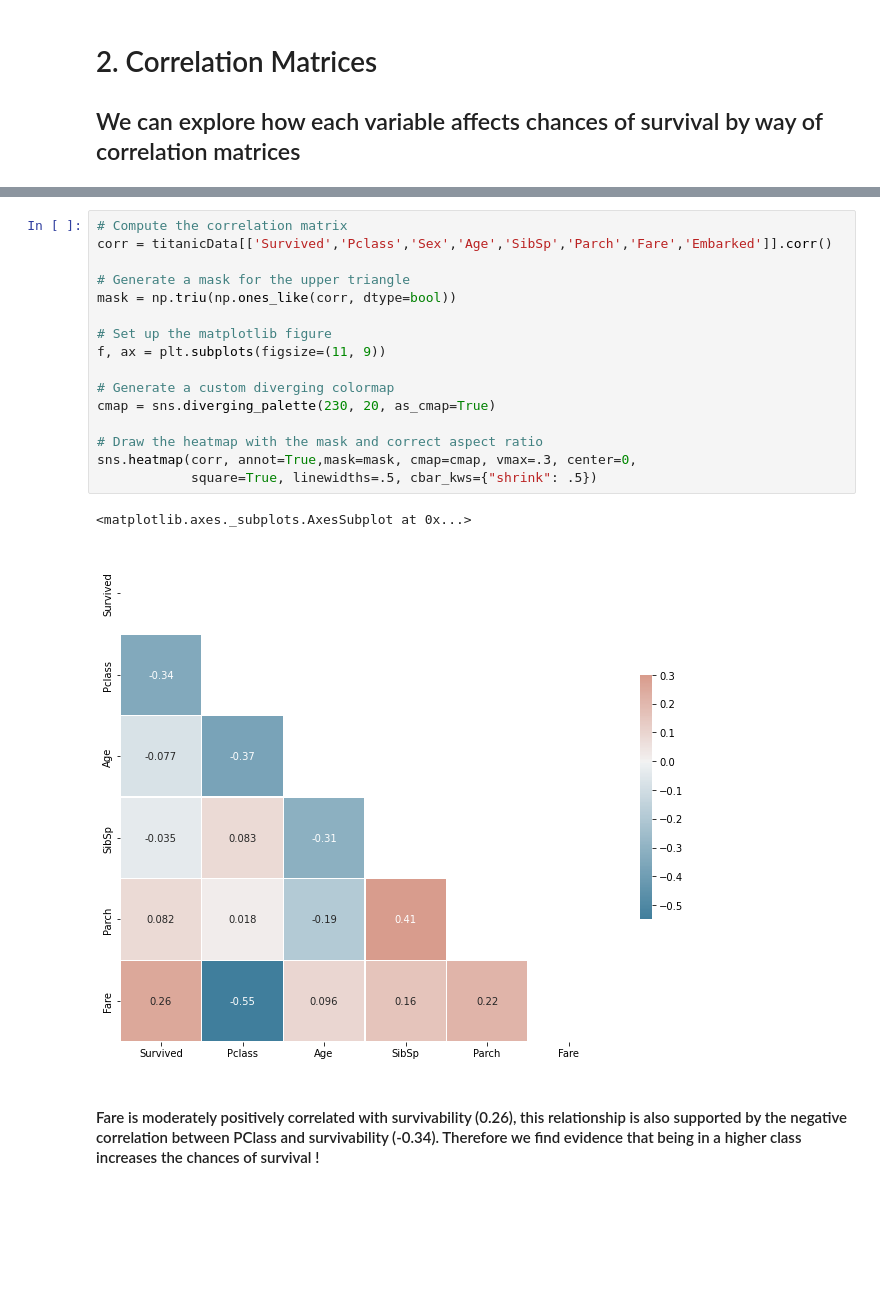
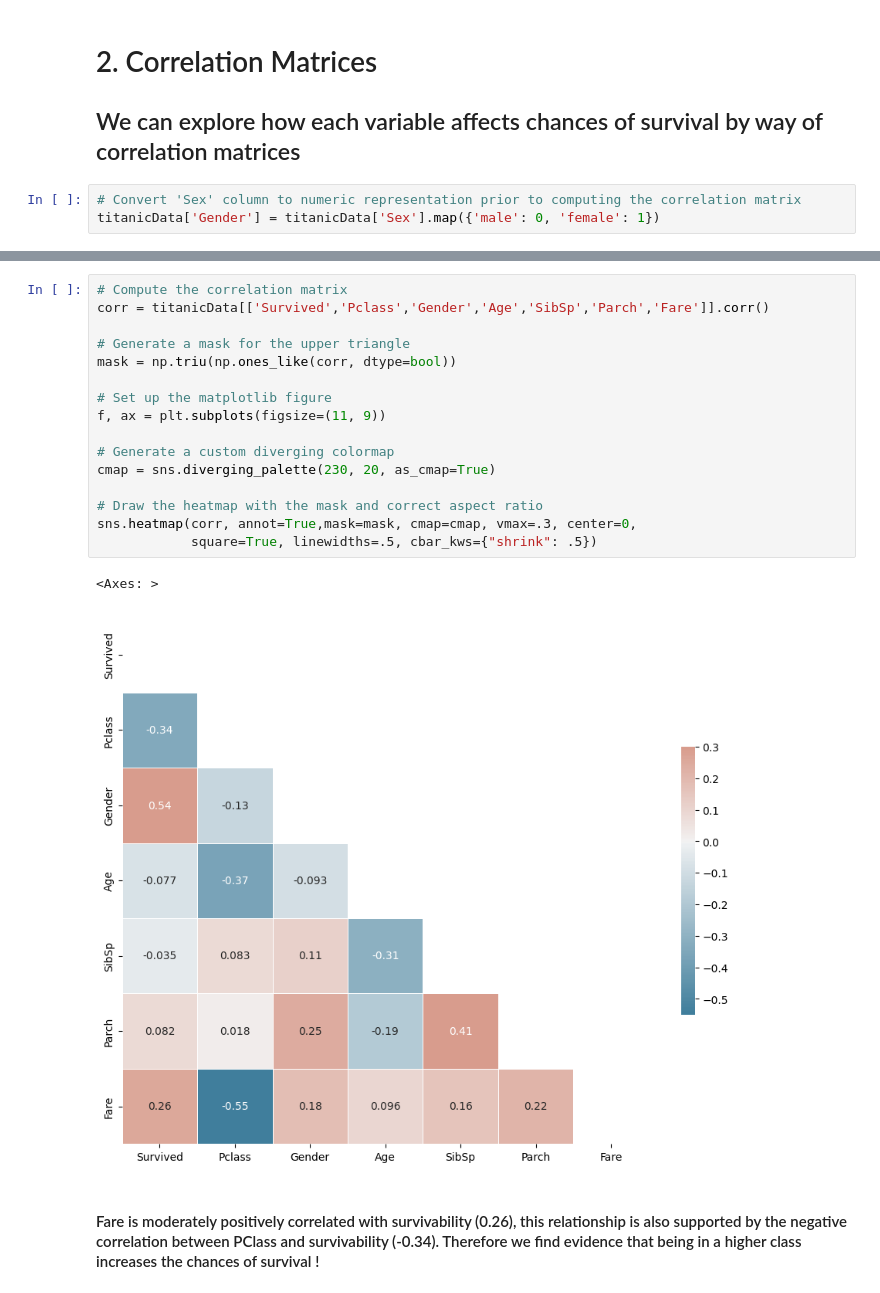
Before and after one commit to thousandoaks/Maths4DS-I, a Jupyter notebook: notebooks/Exploratory_Data_Analysis_Multiple_Variables_Lab_Advanced.ipynb, the cells around one changed output, grey strips where cells are left out. Cells and saved outputs as stored; diff of their text form; blank space fills up the shorter version.

```diff
--- a/notebooks/Exploratory_Data_Analysis_Multiple_Variables_Lab_Advanced.ipynb
+++ b/notebooks/Exploratory_Data_Analysis_Multiple_Variables_Lab_Advanced.ipynb
@@ -203,3 +203,6 @@ pd.crosstab(titanicData['Survived'], titanicData['Sex'],normalize=True)
 # 2. Correlation Matrices
 
 ## We can explore how each variable affects chances of survival by way of correlation matrices
+# %%
+# Convert 'Sex' column to numeric representation prior to computing the correlation matrix
+titanicData['Gender'] = titanicData['Sex'].map({'male': 0, 'female': 1})
@@ -216,22 +236,22 @@ titanicData[['Survived','Pclass','Sex','Age','SibSp','Parch','Fare','Embarked']]
 # %%
 # Compute the correlation matrix
-corr = titanicData[['Survived','Pclass','Sex','Age','SibSp','Parch','Fare','Embarked']].corr()
+corr = titanicData[['Survived','Pclass','Gender','Age','SibSp','Parch','Fare']].corr()
 
 # Generate a mask for the upper triangle
 mask = np.triu(np.ones_like(corr, dtype=bool))
 
 # Set up the matplotlib figure
 f, ax = plt.subplots(figsize=(11, 9))
 
 # Generate a custom diverging colormap
 cmap = sns.diverging_palette(230, 20, as_cmap=True)
 
 # Draw the heatmap with the mask and correct aspect ratio
 sns.heatmap(corr, annot=True,mask=mask, cmap=cmap, vmax=.3, center=0,
             square=True, linewidths=.5, cbar_kws={"shrink": .5})
 # %% [output]
-<matplotlib.axes._subplots.AxesSubplot at 0x...>
+<Axes: >
-[figure, old version]
+[figure, new version]
 # %% [markdown]
 #### Fare is moderately positively correlated with survivability (0.26), this relationship is also supported by the negative correlation between PClass and survivability (-0.34). Therefore we find evidence that being in a higher class increases the chances of survival !
 # %% [markdown]
```
Also changed, not shown: parts of 12 cells of this notebook.
